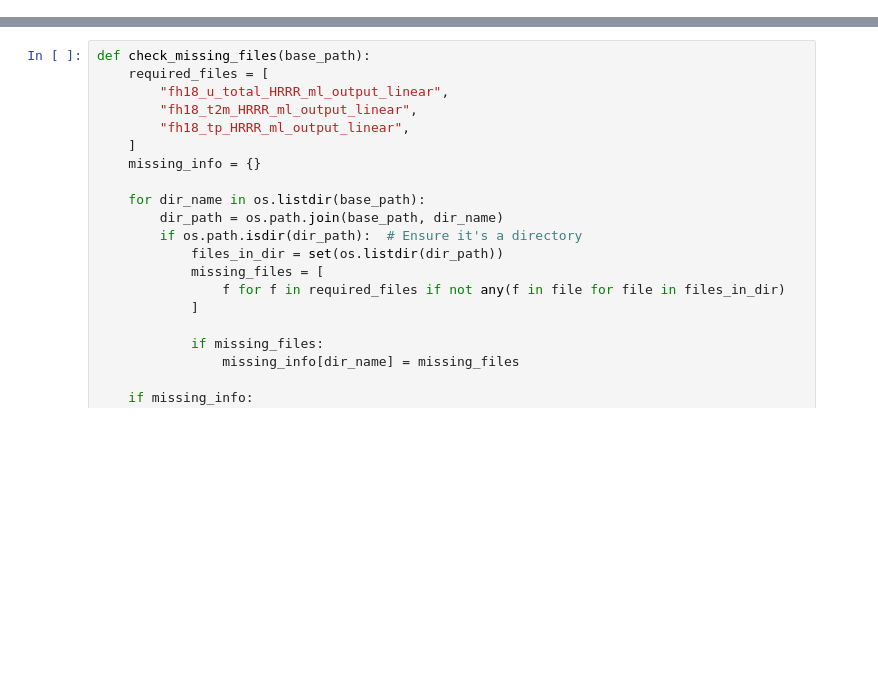
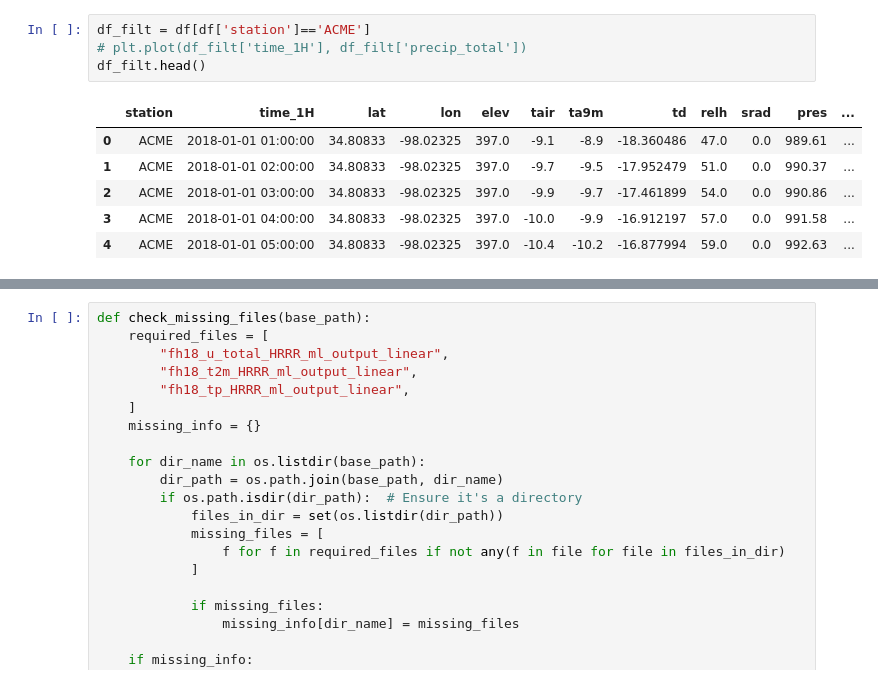
Before and after one commit to shmaronshmevans/nwp_bias, a Jupyter notebook: src/machine_learning/notebooks/scratch.ipynb, the cells around one changed output, grey strips where cells are left out. Saved outputs shown, nothing was run; the diff lists cells and outputs as text; blank space fills up the shorter version.

```diff
--- a/src/machine_learning/notebooks/scratch.ipynb
+++ b/src/machine_learning/notebooks/scratch.ipynb
@@ -24,0 +73,11 @@ import shutil
+# %%
+df_filt = df[df['station']=='ACME']
+# plt.plot(df_filt['time_1H'], df_filt['precip_total'])
+df_filt.head()
+# %% [output]
+|  | station | time_1H | lat | lon | elev | tair | ta9m | td | relh | srad | pres | ... |
+| 0 | ACME | 2018-01-01 01:00:00 | 34.80833 | -98.02325 | 397.0 | -9.1 | -8.9 | -18.360486 | 47.0 | 0.0 | 989.61 | ... |
+| 1 | ACME | 2018-01-01 02:00:00 | 34.80833 | -98.02325 | 397.0 | -9.7 | -9.5 | -17.952479 | 51.0 | 0.0 | 990.37 | ... |
+| 2 | ACME | 2018-01-01 03:00:00 | 34.80833 | -98.02325 | 397.0 | -9.9 | -9.7 | -17.461899 | 54.0 | 0.0 | 990.86 | ... |
+| 3 | ACME | 2018-01-01 04:00:00 | 34.80833 | -98.02325 | 397.0 | -10.0 | -9.9 | -16.912197 | 57.0 | 0.0 | 991.58 | ... |
+| 4 | ACME | 2018-01-01 05:00:00 | 34.80833 | -98.02325 | 397.0 | -10.4 | -10.2 | -16.877994 | 59.0 | 0.0 | 992.63 | ... |
```
Also changed, not shown: parts of 48 cells of this notebook, 17 other files.
